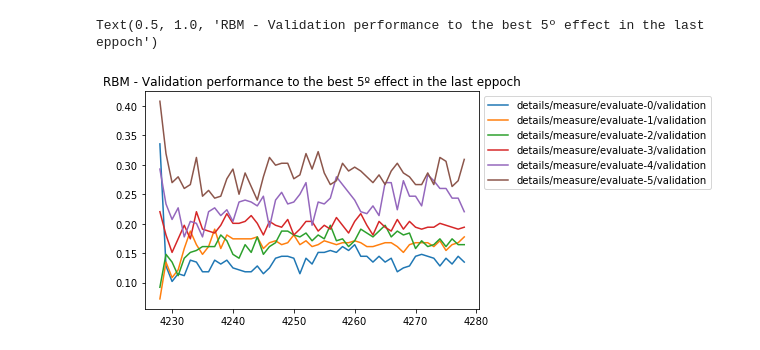
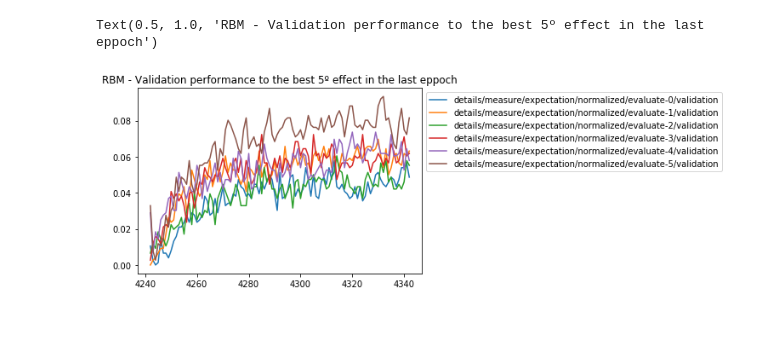
Before and after one commit to SrMouraSilva/RBM, a Jupyter notebook: experiments/notebooks/Log analysis.ipynb, the cells around one changed output. Cells and saved outputs as stored; diff of their text form; code cells hidden in the pictures; blank space fills up the shorter version.

```diff
--- a/experiments/notebooks/Log analysis.ipynb
+++ b/experiments/notebooks/Log analysis.ipynb
@@ -37,7 +61,7 @@ Index(['id', 'wall_time', 'step', 'measure/reconstruction/error',
 # %%
-information = ['id', 'batch_size', "'class", 'visible_size', 'hidden_size', 'regularization', 'learning_rate', 'sampling_method', 'momentum']
+#information = ['id', 'batch_size', 'kfold', 'kfold-intern', 'batch_size', "class", 'visible_size', 'hidden_size', 'regularization', 'learning_rate', 'sampling_method', 'momentum']
 
 #data[information].head(5).apply(lambda x: x.astype(str).str.cat(sep='/'), axis=1)
-details = data[information].apply(lambda x: '/'.join([f'{i}={j}' for i,j in zip(x.index, x.values)]), axis=1)
-data['details'] = details
-data.head(3)
+#details = data[information].apply(lambda x: '/'.join([f'{i}={j}' for i,j in zip(x.index, x.values)]), axis=1)
+#data['details'] = details
+#data.head(3)
@@ -50,6 +68,6 @@ data.head(3)
 # %%
-columns = [f'details/measure/evaluate-{i}/validation' for i in range(6)]
-full_columns = columns + ['measure/evaluate/train', 'measure/evaluate/validation']
+columns = [f'details/measure/expectation/normalized/evaluate-{i}/validation' for i in range(6)]
+full_columns = columns + ['measure/evaluate/expectation/normalized/train', 'measure/evaluate/expectation/normalized/validation']
 
-data[data["'class"] == 'RBMCF'][full_columns].idxmax()
+data[data["class"] == 'RBMCF'][full_columns].idxmax()
 # %% [output]
@@ -109,10 +121,10 @@ dtype: int64
 # %%
-detail_filter = data.iloc[4278].details[7:]
+detail_filter = data.iloc[4278].path[7:]
 
-ax = data[data['details'].str.contains(detail_filter)][columns].plot()
-#ax = (data[data['details'].str.contains(detail_filter)][columns]/6).plot.area()
+ax = data[data['path'].str.contains(detail_filter)][columns].plot()
+#ax = (data[data['path'].str.contains(detail_filter)][columns]/6).plot.area()
 ax.legend(bbox_to_anchor=(1, 1))
 ax.set_title('RBM - Validation performance to the best 5º effect in the last eppoch')
 # %% [output]
 Text(0.5, 1.0, 'RBM - Validation performance to the best 5º effect in the last eppoch')
-[figure, old version]
+[figure, new version]
```
Also changed, not shown: parts of 10 cells of this notebook, 2 other files.
